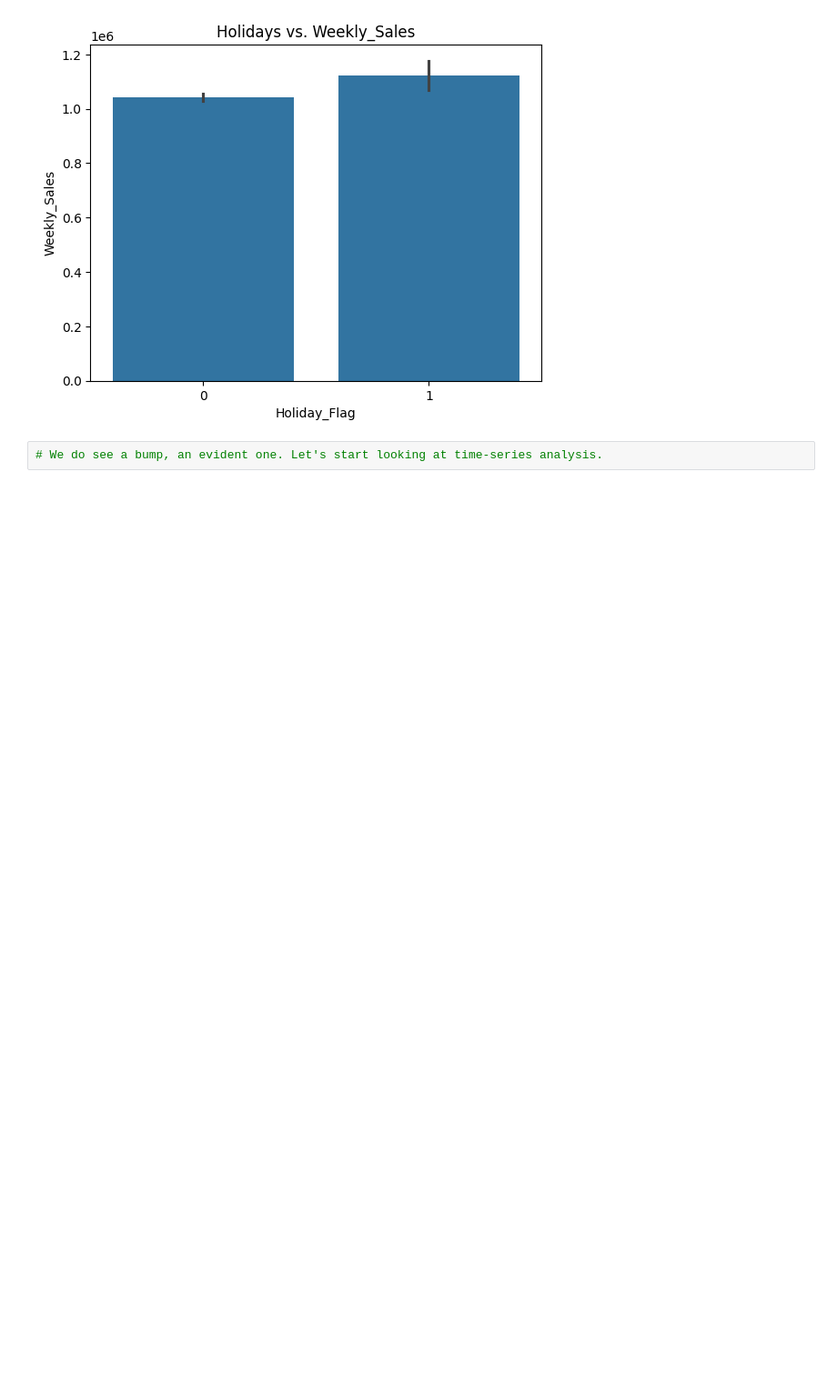
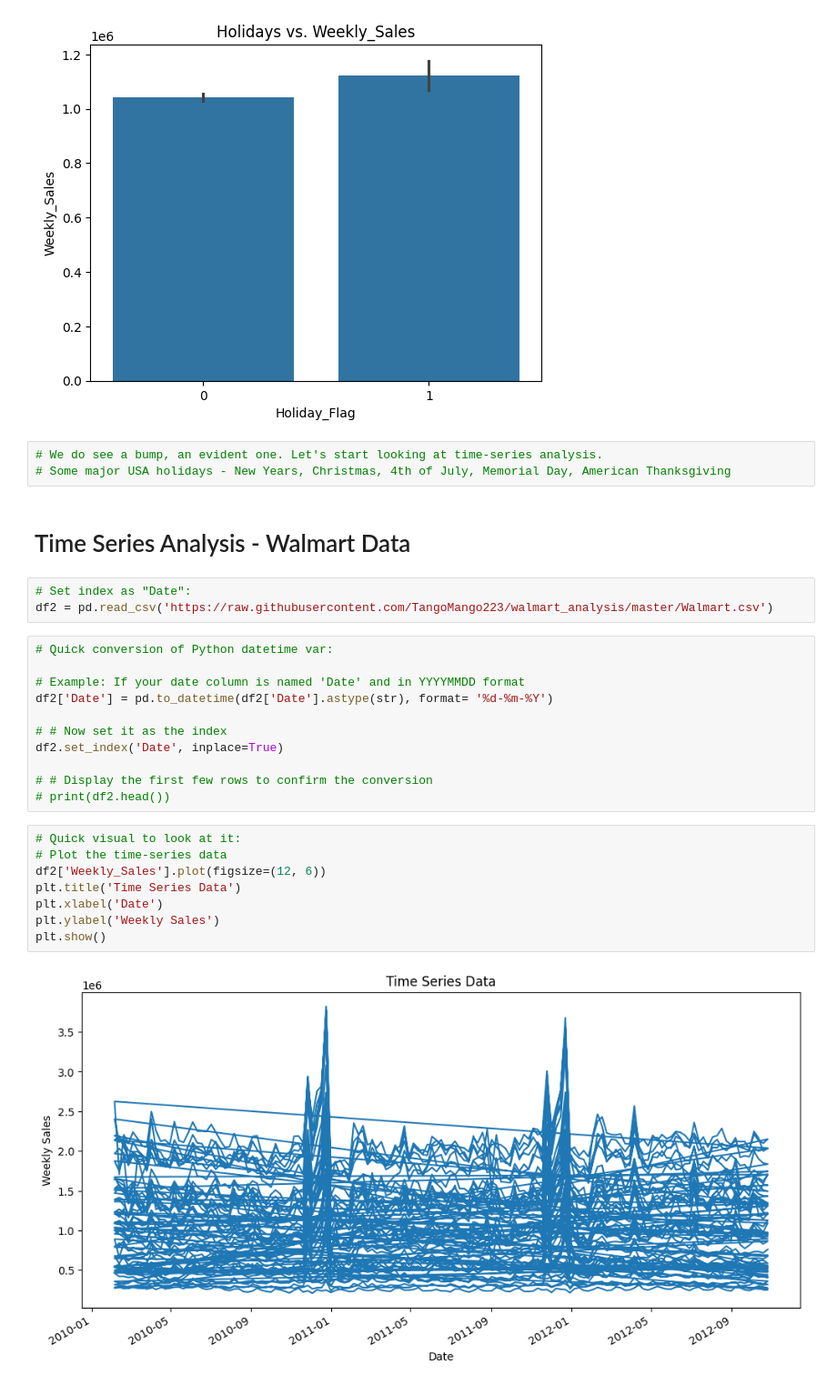
Before and after one commit to TangoMango223/walmart_analysis, a Jupyter notebook: analysis.ipynb, the cells around one changed output. Shown at 91% size. Cells and saved outputs as stored; diff of their text form; blank space fills up the shorter version.

Commit message:
Started Time-Series Analysis

```diff
--- a/analysis.ipynb
+++ b/analysis.ipynb
@@ -318,3 +318,30 @@ sns.barplot(data = df, x ="Holiday_Flag", y = "Weekly_Sales")
 [figure]
 # %%
 # We do see a bump, an evident one. Let's start looking at time-series analysis.
+# Some major USA holidays - New Years, Christmas, 4th of July, Memorial Day, American Thanksgiving
+# %% [markdown]
+# Time Series Analysis - Walmart Data
+# %%
+# Set index as "Date":
+df2 = pd.read_csv('https://raw.githubusercontent.com/TangoMango223/walmart_analysis/master/Walmart.csv')
+# %%
+# Quick conversion of Python datetime var:
+
+# Example: If your date column is named 'Date' and in YYYYMMDD format
+df2['Date'] = pd.to_datetime(df2['Date'].astype(str), format= '%d-%m-%Y')
+
+# # Now set it as the index
+df2.set_index('Date', inplace=True)
+
+# # Display the first few rows to confirm the conversion
+# print(df2.head())
+# %%
+# Quick visual to look at it:
+# Plot the time-series data
+df2['Weekly_Sales'].plot(figsize=(12, 6))
+plt.title('Time Series Data')
+plt.xlabel('Date')
+plt.ylabel('Weekly Sales')
+plt.show()
+# %% [output]
+[figure, added]
```
Also changed, not shown: parts of 3 cells of this notebook.
